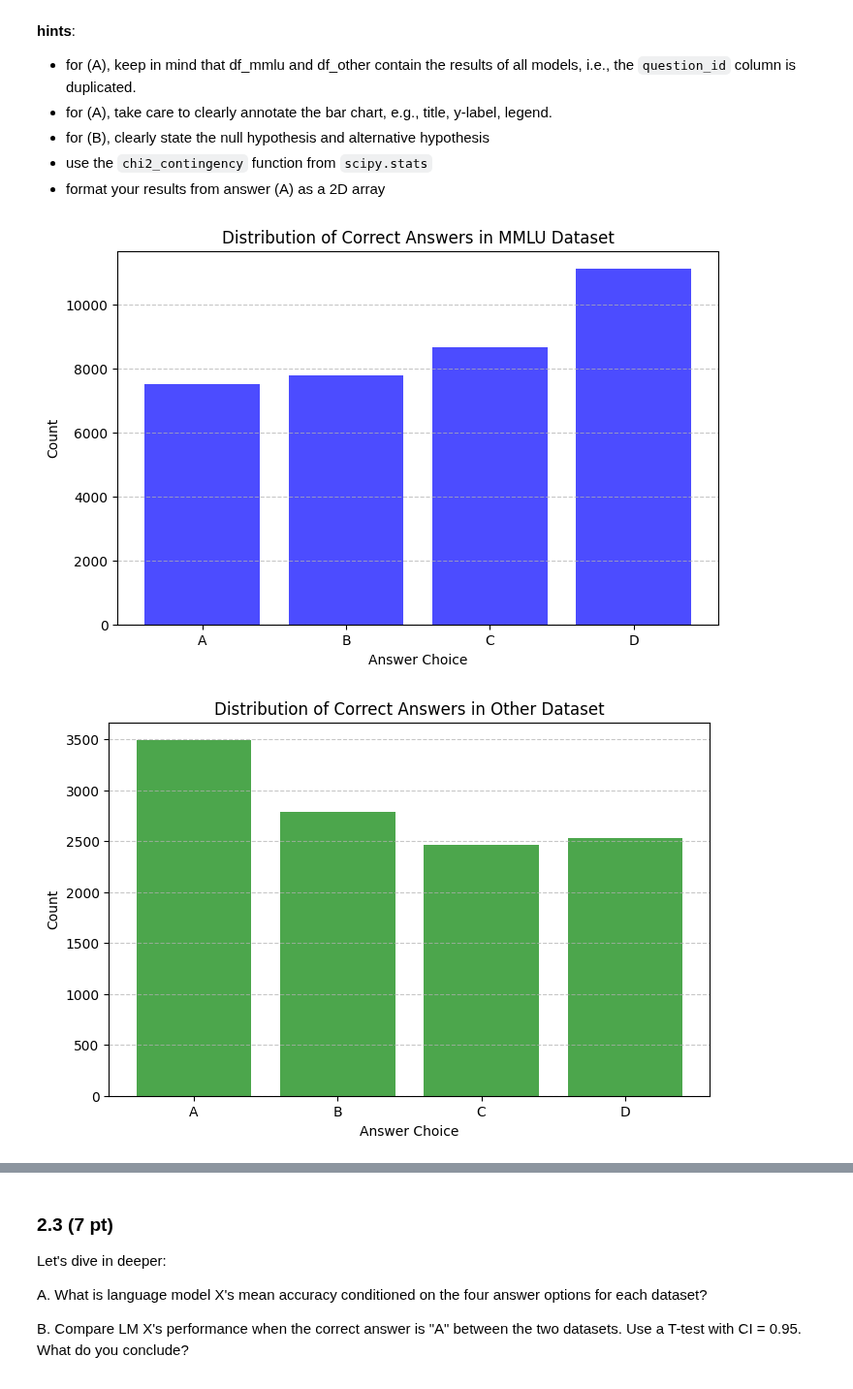
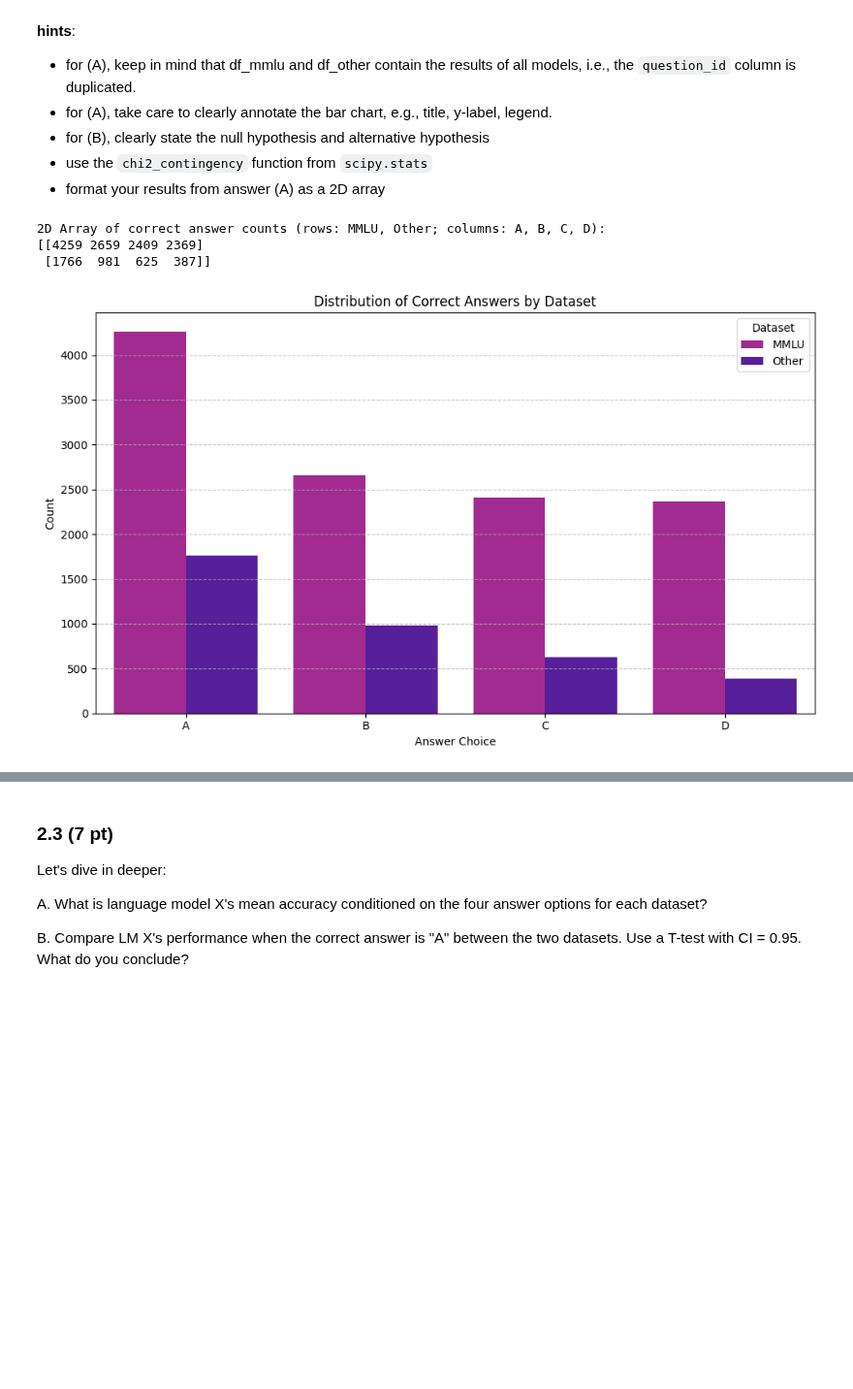
Before and after one commit to sebastians1999/KEN3450_Data_Analysis, a Jupyter notebook: Clinics/Clinic_1/Konrad_Try.ipynb, the cells around one changed output, grey strips where cells are left out. Shown at 97% size. Cells and saved outputs as stored; diff of their text form; code cells hidden in the pictures; blank space fills up the shorter version.

```diff
--- a/Clinics/Clinic_1/Konrad_Try.ipynb
+++ b/Clinics/Clinic_1/Konrad_Try.ipynb
@@ -609,30 +609,48 @@ B. Perform a chi-square test at $\alpha = 0.05$, of independence to determine if
 # %%
 #A
 
-# Count the occurrences of each answer choice (A, B, C, D) in both datasets
-answer_distribution_mmlu = df_mmlu['result'].value_counts().sort_index()
-answer_distribution_other = df_other['result'].value_counts().sort_index()
+import seaborn as sns
 
-# Create a bar chart for MMLU dataset
-plt.figure(figsize=(8, 5))
-plt.bar(answer_distribution_mmlu.index, answer_distribution_mmlu, color='blue', alpha=0.7)
-plt.title('Distribution of Correct Answers in MMLU Dataset')
+# Step 1: Remove duplicate questions (if each question_id should be counted only once)
+unique_mmlu = df_mmlu.drop_duplicates('question_id')
+unique_other = df_other.drop_duplicates('question_id')
+
+# Define the answer choices in order
+answer_choices = ['A', 'B', 'C', 'D']
+
+# Step 2: Count the occurrences of each answer for each dataset.
+# Using reindex ensures that all answer choices are present even if some have zero count.
+counts_mmlu = unique_mmlu['result'].value_counts().reindex(answer_choices, fill_value=0).sort_index()
+counts_other = unique_other['result'].value_counts().reindex(answer_choices, fill_value=0).sort_index()
+
+# Step 3: Format the counts as a 2D array.
+# Row 0 corresponds to MMLU and Row 1 corresponds to Other.
+result_array = np.array([counts_mmlu.values, counts_other.values])
+print("2D Array of correct answer counts (rows: MMLU, Other; columns: A, B, C, D):")
+print(result_array)
+
+# Step 4: Prepare a DataFrame in long format for Seaborn plotting.
+data = {
+    'Answer': answer_choices * 2,  # Each dataset contributes the same set of answers
+    'Count': np.concatenate([counts_mmlu.values, counts_other.values]),
+    'Dataset': ['MMLU'] * len(answer_choices) + ['Other'] * len(answer_choices)
+}
+df_plot = pd.DataFrame(data)
+
+# Step 5: Create a side-by-side bar chart with Seaborn.
+plt.figure(figsize=(10, 6))
+custom_palette = {'MMLU': '#b5179e', 'Other': '#560bad'}
+sns.barplot(x='Answer', y='Count', hue='Dataset', data=df_plot, palette=custom_palette)
+
+plt.title('Distribution of Correct Answers by Dataset')
 plt.xlabel('Answer Choice')
 plt.ylabel('Count')
 plt.grid(axis='y', linestyle='--', alpha=0.7)
+plt.tight_layout()
 plt.show()
-
-# Create a bar chart for Other dataset
-plt.figure(figsize=(8, 5))
-plt.bar(answer_distribution_other.index, answer_distribution_other, color='green', alpha=0.7)
-plt.title('Distribution of Correct Answers in Other Dataset')
-plt.xlabel('Answer Choice')
-plt.ylabel('Count')
-plt.grid(axis='y', linestyle='--', alpha=0.7)
-plt.show()
-
-#Possibly false
 # %% [output]
+2D Array of correct answer counts (rows: MMLU, Other; columns: A, B, C, D):
+[[4259 2659 2409 2369]
+ [1766  981  625  387]]
-[figure, old version]
+[figure, new version]
-[figure, removed]
 # %%
```
Also changed, not shown: parts of 6 cells of this notebook.
